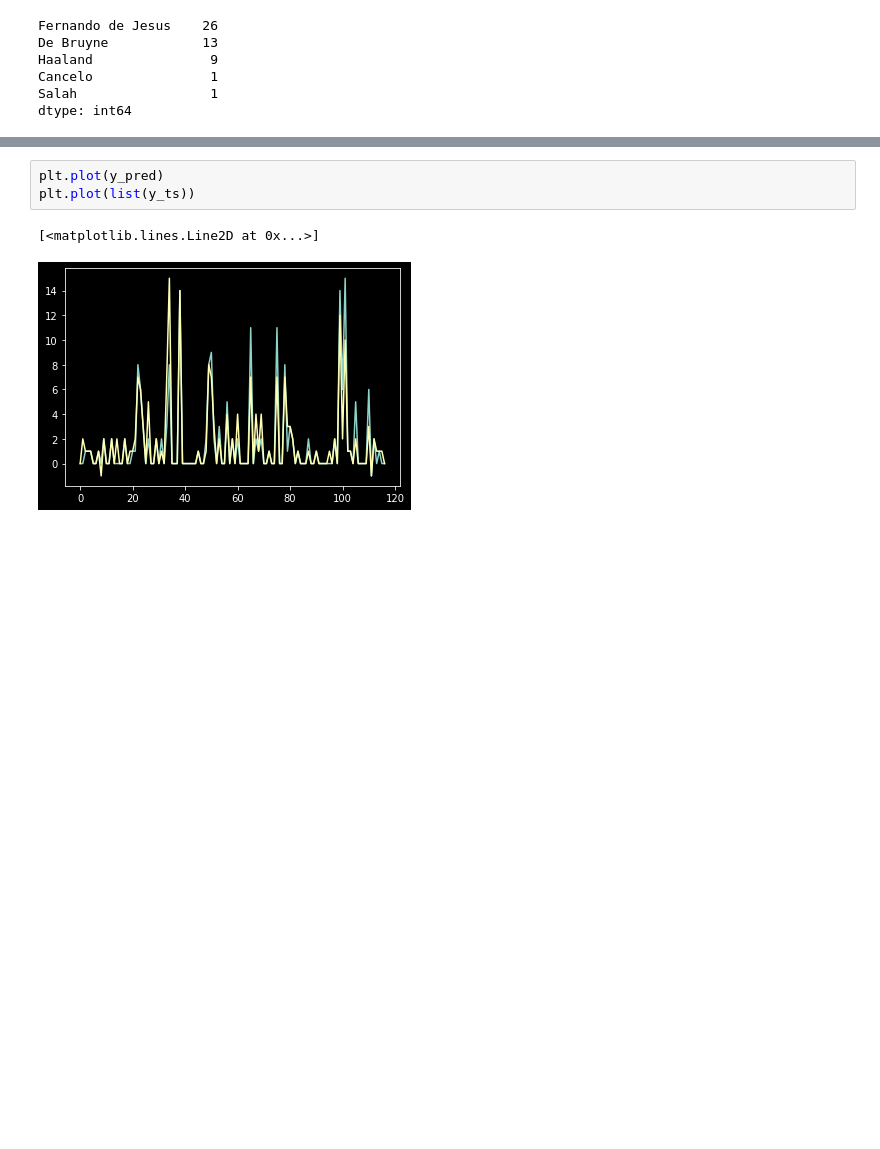
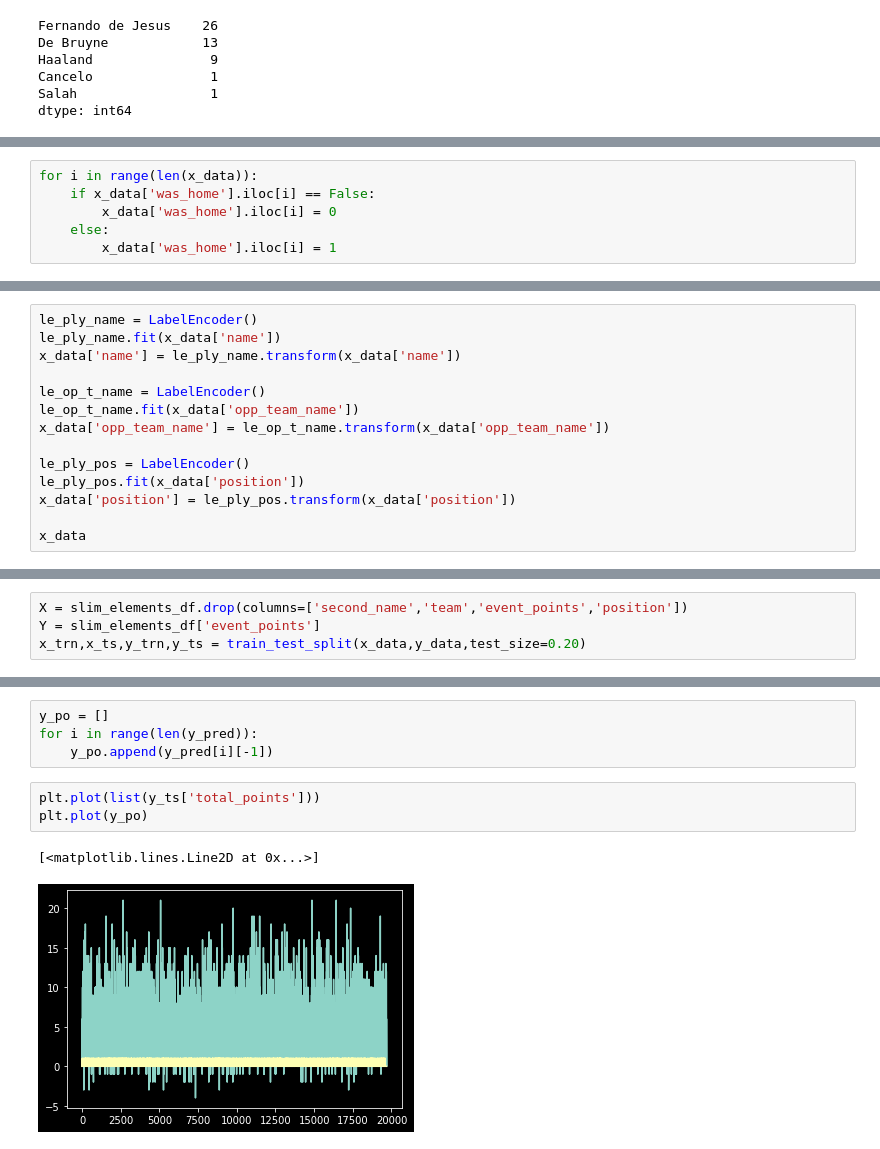
Before and after one commit to loaiwalid07/fantasy, a Jupyter notebook: analysis_note.ipynb, the cells around one changed output, grey strips where cells are left out. Saved outputs shown, nothing was run; the diff lists cells and outputs as text; blank space fills up the shorter version.

```diff
--- a/analysis_note.ipynb
+++ b/analysis_note.ipynb
@@ -497,0 +515,6 @@ x_trn,x_ts,y_trn,y_ts = train_test_split(X,Y,test_size=0.20)
+# %%
+for i in range(len(x_data)):
+    if x_data['was_home'].iloc[i] == False:
+        x_data['was_home'].iloc[i] = 0
+    else:
+        x_data['was_home'].iloc[i] = 1
@@ -497,0 +526,14 @@ x_trn,x_ts,y_trn,y_ts = train_test_split(X,Y,test_size=0.20)
+# %%
+le_ply_name = LabelEncoder()
+le_ply_name.fit(x_data['name'])
+x_data['name'] = le_ply_name.transform(x_data['name'])
+
+le_op_t_name = LabelEncoder()
+le_op_t_name.fit(x_data['opp_team_name'])
+x_data['opp_team_name'] = le_op_t_name.transform(x_data['opp_team_name'])
+
+le_ply_pos = LabelEncoder()
+le_ply_pos.fit(x_data['position'])
+x_data['position'] = le_ply_pos.transform(x_data['position'])
+
+x_data
@@ -498,3 +571,7 @@ x_trn,x_ts,y_trn,y_ts = train_test_split(X,Y,test_size=0.20)
+# %%
+X = slim_elements_df.drop(columns=['second_name','team','event_points','position'])
+Y = slim_elements_df['event_points']
+x_trn,x_ts,y_trn,y_ts = train_test_split(x_data,y_data,test_size=0.20)
 # %%
 model = DecisionTreeRegressor(random_state=0)
 model.fit(x_trn,y_trn)
@@ -507,6 +584,10 @@ MAE ->  0.5726495726495726
+# %%
+y_po = []
+for i in range(len(y_pred)):
+    y_po.append(y_pred[i][-1])
 # %%
-plt.plot(y_pred)
-plt.plot(list(y_ts))
+plt.plot(list(y_ts['total_points']))
+plt.plot(y_po)
 # %% [output]
 [<matplotlib.lines.Line2D at 0x...>]
-[figure, old version]
+[figure, new version]
```
Also changed, not shown: parts of 16 cells of this notebook.
